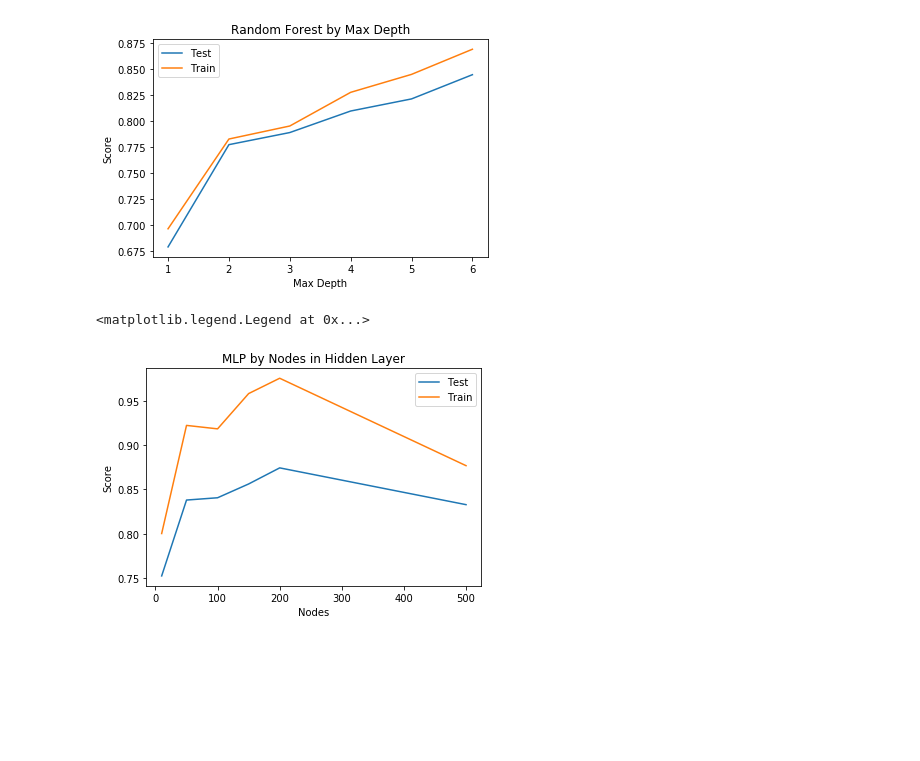
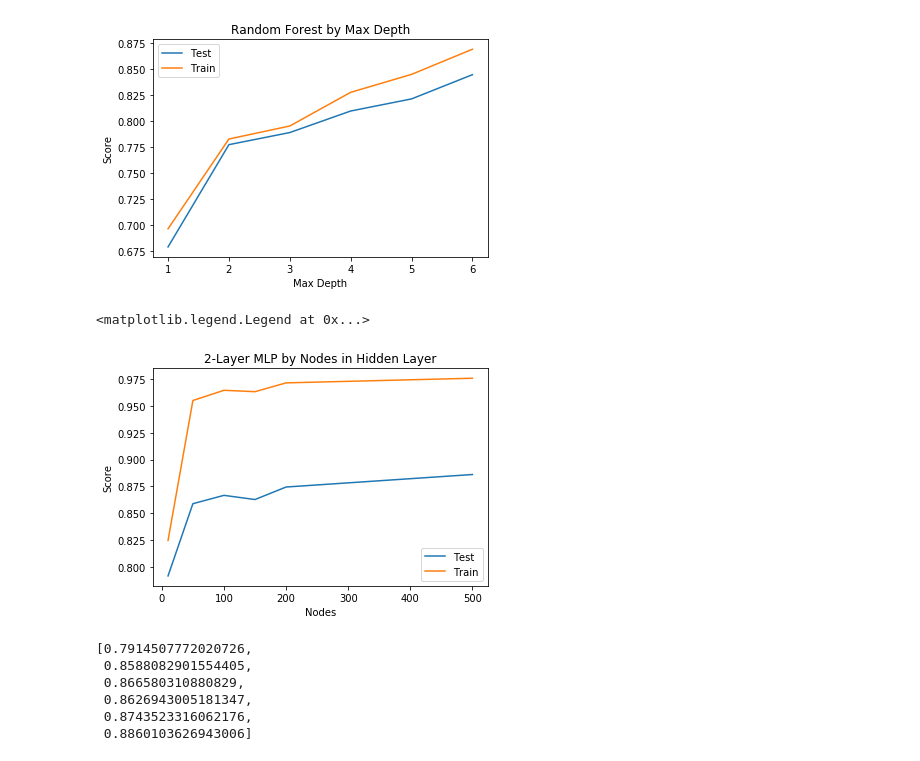
Before and after one commit to MikeBao99/cs181-practicals, a Jupyter notebook: P2/data_file.ipynb, the cells around one changed output. Drawn from its saved outputs; the diff is of its cells as text; code cells hidden in the pictures; blank space fills up the shorter version.

```diff
--- a/P2/data_file.ipynb
+++ b/P2/data_file.ipynb
@@ -377,23 +377,23 @@ done with n_classifiers = 6, score = 0.844560
 # %%
 #DO train here, and learn your classification parameters
 # print("learning...")
 # print(X_train.shape)
 # scores = []
 # scores2 = []
 # x_axis = [10,50,100,150,200,500]
 # for n in x_axis:
-#     clf = MLPClassifier(hidden_layer_sizes=(n), max_iter=20, random_state=2)
+#     clf = MLPClassifier(hidden_layer_sizes=(n, n), max_iter=20, random_state=2)
 #     clf.fit(X_train,t_train)
 #     sc = clf.score(X_test, t_test)
 #     scores.append(sc)
 #     scores2.append(clf.score(X_train, t_train))
 #     print "done with hidden nodes = %i, score = %f" % (n, sc)
 
 plt.plot(x_axis, scores, x_axis, scores2, '-')
-plt.title('MLP by Nodes in Hidden Layer')
+plt.title('2-Layer MLP by Nodes in Hidden Layer')
 plt.xlabel('Nodes')
 plt.ylabel('Score')
 plt.legend(['Test', 'Train'])
 # %% [output]
 <matplotlib.legend.Legend at 0x...>
-[figure, old version]
+[figure, new version]
@@ -400,3 +420,12 @@ plt.legend(['Test', 'Train'])
+# %%
+scores
+# %% [output]
+[0.7914507772020726,
+ 0.8588082901554405,
+ 0.866580310880829,
+ 0.8626943005181347,
+ 0.8743523316062176,
+ 0.8860103626943006]
 # %%
 #get rid of training data and load test data
 del X_train
```
Also changed, not shown: parts of 1 cell of this notebook, 2 other files.
